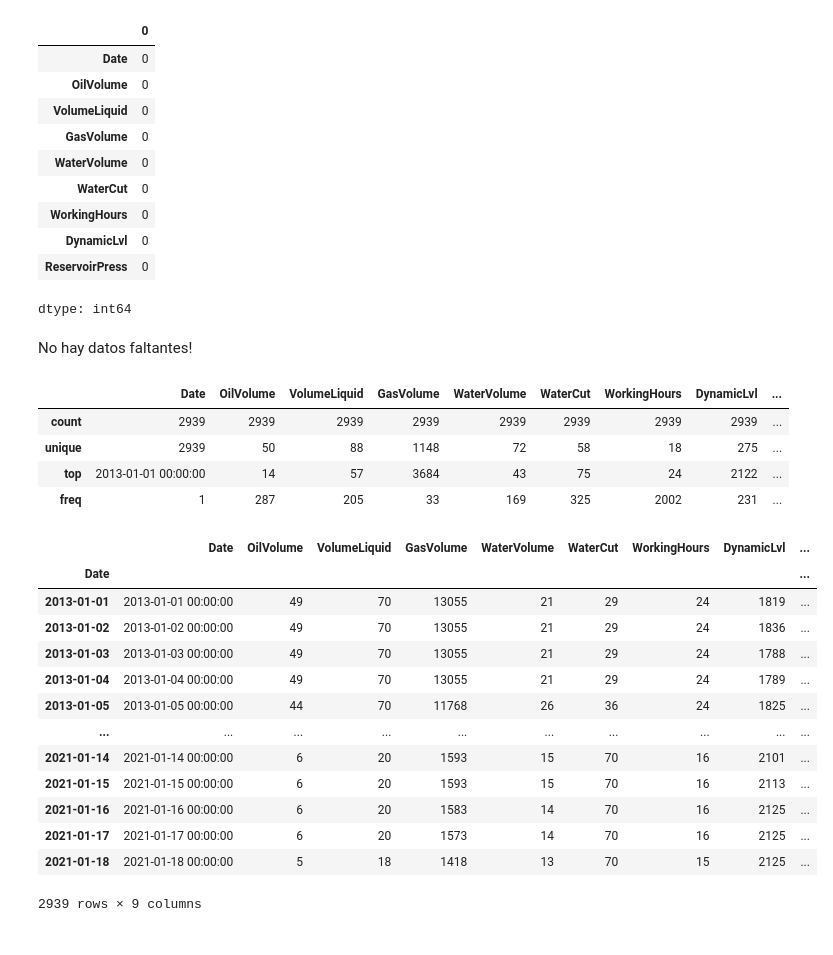
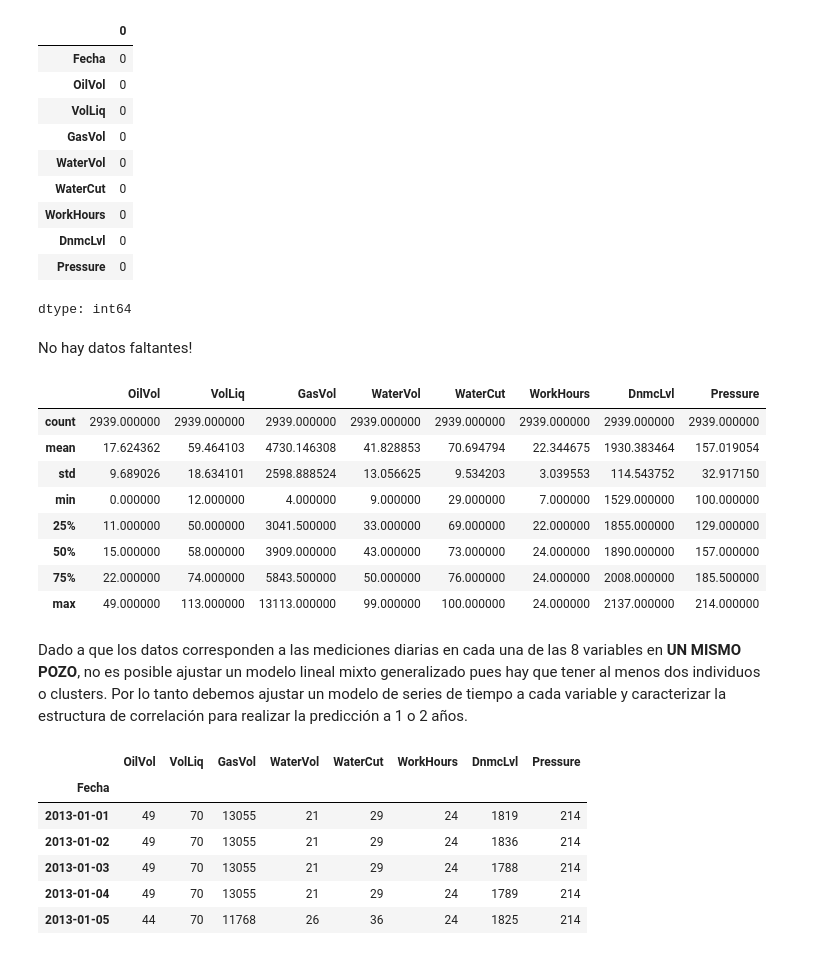
Before and after one commit to Mdimate/TalentoTech-AVD, a Jupyter notebook: Proyecto/Proy_Pozo.ipynb, the cells around one changed output. Saved outputs shown, nothing was run; the diff lists cells and outputs as text; code cells hidden in the pictures.

```diff
--- a/Proyecto/Proy_Pozo.ipynb
+++ b/Proyecto/Proy_Pozo.ipynb
@@ -42,2 +39,0 @@ datos.tail(19)
-# %%
-datos.columns=['Date','OilVolume','VolumeLiquid','GasVolume','WaterVolume','WaterCut','WorkingHours','DynamicLvl','ReservoirPress']
@@ -44,45 +49,53 @@ datos.columns=['Date','OilVolume','VolumeLiquid','GasVolume','WaterVolume','Wate
+# %%
+datos.columns=['Fecha','OilVol','VolLiq','GasVol','WaterVol','WaterCut','WorkHours','DnmcLvl','Pressure']
 # %%
 datos.drop([0,1],inplace=True)
 # %%
 datos.isnull().sum()
 # %% [output]
 |  | 0 |
-| Date | 0 |
-| OilVolume | 0 |
-| VolumeLiquid | 0 |
-| GasVolume | 0 |
-| WaterVolume | 0 |
+| Fecha | 0 |
+| OilVol | 0 |
+| VolLiq | 0 |
+| GasVol | 0 |
+| WaterVol | 0 |
 | WaterCut | 0 |
-| WorkingHours | 0 |
-| DynamicLvl | 0 |
-| ReservoirPress | 0 |
+| WorkHours | 0 |
+| DnmcLvl | 0 |
+| Pressure | 0 |
 dtype: int64
 # %% [markdown]
 No hay datos faltantes!
+# %%
+# Establece el índice del d.f. con la columna 'Date'
+datos.index = datos['Fecha']
+
+# Elimina la calumna Date del d.f.
+datos.drop('Fecha',inplace=True, axis=1); datos
+
+# Convertir todas las columnas de tipo object a numéricas
+datos[datos.select_dtypes(include=['object']).columns] = datos.select_dtypes(include=['object']).apply(pd.to_numeric, errors='coerce')
 # %%
 datos.describe()
 # %% [output]
-|  | Date | OilVolume | VolumeLiquid | GasVolume | WaterVolume | WaterCut | WorkingHours | DynamicLvl | ... |
-| count | 2939 | 2939 | 2939 | 2939 | 2939 | 2939 | 2939 | 2939 | ... |
-| unique | 2939 | 50 | 88 | 1148 | 72 | 58 | 18 | 275 | ... |
-| top | 2013-01-01 00:00:00 | 14 | 57 | 3684 | 43 | 75 | 24 | 2122 | ... |
-| freq | 1 | 287 | 205 | 33 | 169 | 325 | 2002 | 231 | ... |
+|  | OilVol | VolLiq | GasVol | WaterVol | WaterCut | WorkHours | DnmcLvl | Pressure |
+| count | 2939.000000 | 2939.000000 | 2939.000000 | 2939.000000 | 2939.000000 | 2939.000000 | 2939.000000 | 2939.000000 |
+| mean | 17.624362 | 59.464103 | 4730.146308 | 41.828853 | 70.694794 | 22.344675 | 1930.383464 | 157.019054 |
+| std | 9.689026 | 18.634101 | 2598.888524 | 13.056625 | 9.534203 | 3.039553 | 114.543752 | 32.917150 |
+| min | 0.000000 | 12.000000 | 4.000000 | 9.000000 | 29.000000 | 7.000000 | 1529.000000 | 100.000000 |
+| 25% | 11.000000 | 50.000000 | 3041.500000 | 33.000000 | 69.000000 | 22.000000 | 1855.000000 | 129.000000 |
+| 50% | 15.000000 | 58.000000 | 3909.000000 | 43.000000 | 73.000000 | 24.000000 | 1890.000000 | 157.000000 |
+| 75% | 22.000000 | 74.000000 | 5843.500000 | 50.000000 | 76.000000 | 24.000000 | 2008.000000 | 185.500000 |
+| max | 49.000000 | 113.000000 | 13113.000000 | 99.000000 | 100.000000 | 24.000000 | 2137.000000 | 214.000000 |
-# %%
-datos.index = datos['Date']
+# %% [markdown]
+Dado a que los datos corresponden a las mediciones diarias en cada una de las 8 variables en **UN MISMO POZO**, no es posible ajustar un modelo lineal mixto generalizado pues hay que tener al menos dos individuos o clusters. Por lo tanto debemos ajustar un modelo de series de tiempo a cada variable y caracterizar la estructura de correlación para realizar la predicción a 1 o 2 años.
 # %%
-datos
+datos.head()
 # %% [output]
-|  | Date | OilVolume | VolumeLiquid | GasVolume | WaterVolume | WaterCut | WorkingHours | DynamicLvl | ... |
-| Date |  |  |  |  |  |  |  |  | ... |
-| 2013-01-01 | 2013-01-01 00:00:00 | 49 | 70 | 13055 | 21 | 29 | 24 | 1819 | ... |
-| 2013-01-02 | 2013-01-02 00:00:00 | 49 | 70 | 13055 | 21 | 29 | 24 | 1836 | ... |
-| 2013-01-03 | 2013-01-03 00:00:00 | 49 | 70 | 13055 | 21 | 29 | 24 | 1788 | ... |
-| 2013-01-04 | 2013-01-04 00:00:00 | 49 | 70 | 13055 | 21 | 29 | 24 | 1789 | ... |
-| 2013-01-05 | 2013-01-05 00:00:00 | 44 | 70 | 11768 | 26 | 36 | 24 | 1825 | ... |
-| ... | ... | ... | ... | ... | ... | ... | ... | ... | ... |
-| 2021-01-14 | 2021-01-14 00:00:00 | 6 | 20 | 1593 | 15 | 70 | 16 | 2101 | ... |
-| 2021-01-15 | 2021-01-15 00:00:00 | 6 | 20 | 1593 | 15 | 70 | 16 | 2113 | ... |
-| 2021-01-16 | 2021-01-16 00:00:00 | 6 | 20 | 1583 | 14 | 70 | 16 | 2125 | ... |
-| 2021-01-17 | 2021-01-17 00:00:00 | 6 | 20 | 1573 | 14 | 70 | 16 | 2125 | ... |
-| 2021-01-18 | 2021-01-18 00:00:00 | 5 | 18 | 1418 | 13 | 70 | 15 | 2125 | ... |
+|  | OilVol | VolLiq | GasVol | WaterVol | WaterCut | WorkHours | DnmcLvl | Pressure |
+| Fecha |  |  |  |  |  |  |  |  |
+| 2013-01-01 | 49 | 70 | 13055 | 21 | 29 | 24 | 1819 | 214 |
+| 2013-01-02 | 49 | 70 | 13055 | 21 | 29 | 24 | 1836 | 214 |
+| 2013-01-03 | 49 | 70 | 13055 | 21 | 29 | 24 | 1788 | 214 |
+| 2013-01-04 | 49 | 70 | 13055 | 21 | 29 | 24 | 1789 | 214 |
+| 2013-01-05 | 44 | 70 | 11768 | 26 | 36 | 24 | 1825 | 214 |
-2939 rows × 9 columns
```
Also changed, not shown: parts of 36 cells of this notebook.
